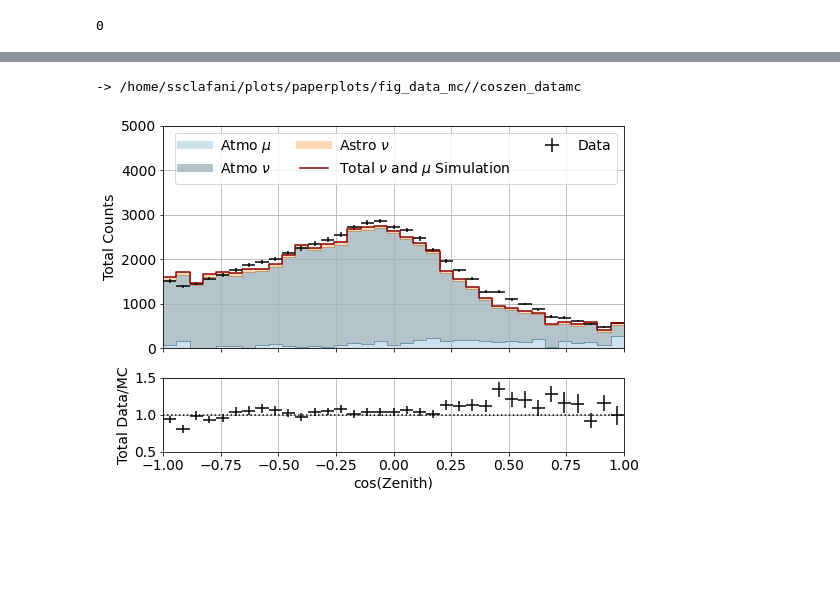
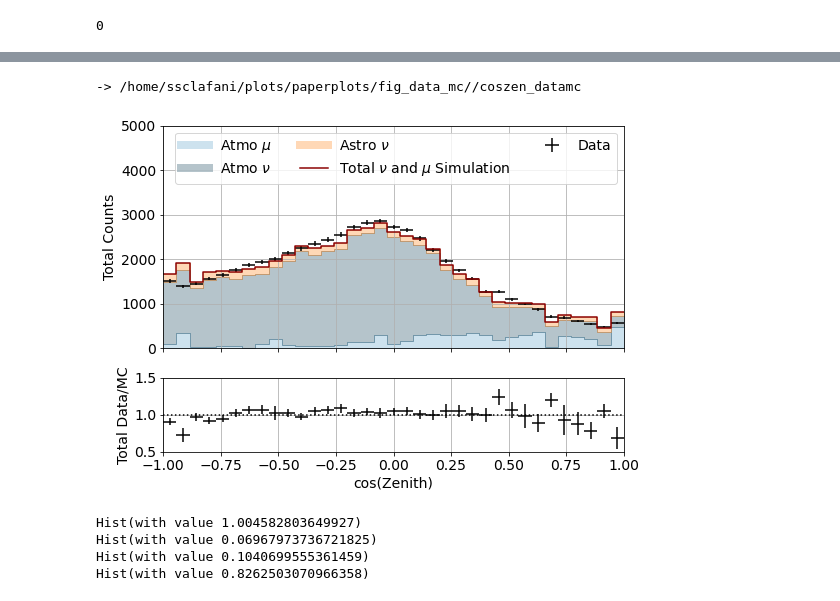
Before and after one commit to ssclafani949/DNNCascade, a Jupyter notebook: notebooks/paper/data_mc_plot.ipynb, the cells around one changed output, grey strips where cells are left out. Drawn from its saved outputs; the diff is of its cells as text; code cells hidden in the pictures; blank space fills up the shorter version.

Commit message:
update weights

```diff
--- a/notebooks/paper/data_mc_plot.ipynb
+++ b/notebooks/paper/data_mc_plot.ipynb
@@ -281,3 +484,16 @@ param_dict = {'MuonGun': 0.8840436592975727,
+# %%
+param_dict = {'MuonGun': 1.0102142477713796,
+  'CORSIKA': 0.999827120479659,
+  'conv': 1.070639237532574,
+  'prompt': 0.9998272286111397,
+  'astro': 1.66e-18,
+  'gamma': 2.53,
+  'Scattering': 1.0093173832699136,
+  'Absorption': 1.0061007891935552,
+  'AnisotropyScale': 1.4658285268551388,
+  'DOMEfficiency': 0.9797673150658852,
+  'HoleIceForward_Unified_00': -0.27374906081019124,
+  'HoleIceForward_Unified_01': 0.0003714552551419559}
 # %%
 '''param_dict = {'MuonGun': 1.0016545684905376,
   'CORSIKA': 0.999993202618599,
@@ -561,7 +777,8 @@ hb_mc = hl.hist(np.cos(mc.zen),
 hb_ss = hl.hist(np.cos(snowstorm.zen).values,
            weights = w_multiplier*lt*param_dict['astro'] * snowstorm.ow* (snowstorm.trueE/1e5)**(-1.*param_dict['gamma']), log=False,
                 bins = bins, range=range)
-
+hb_hans= hl.hist(np.cos(snowstorm.zen).values,
+           weights = w_multiplier*lt*snowstorm.weights_cscd_hans, bins=bins, range=range, log=False)
 hb_corsika = hl.hist(np.cos(mu_corsika.zen).values,
                 weights=(param_dict['CORSIKA']*(mu_corsika.weights)) ,
                 bins = bins, range=range)
@@ -574,31 +791,31 @@ hb_atmo = hl.hist(np.cos(mc.zen).values,
                      weights = (param_dict['conv']* mc.weights_MCEq_H3a_sibyll2_3c_conv*mc.nuveto_pf_dnn_cascade_selection_H3a_SIBYLL2_3c_conv +
                       param_dict['prompt'] *mc.weights_MCEq_H3a_sibyll2_3c_pr * mc.weights_MCEq_H3a_sibyll2_3c_pr )* lt,
                      log=False, bins=bins, range=range)
 
 hb_t = hb_ss+ hb_corsika + hb_muon + hb_atmo
 
 hl.plot1d(ax1, hb_t, errorbands=False, label=r'Total $\nu$ and $\mu$ Simulation', color='darkred')
 hl.plot1d(ax1, hb_data, crosses=True, label='Data' , color='k')
 
 hl.stack1d(ax1, [hb_muon+hb_corsika, hb_atmo, hb_ss], colors=colors[::-1],
            labels=['Atmo $\mu$', r'Atmo $\nu$', r'Astro $\nu$'], alpha=0.3)
 
 
 ax2.set_xlabel(r'cos(Zenith)')
 ax1.set_ylim(0,5000)
 ax1.set_ylim(0)
 ax1.set_xlim(0-1,1)
 ax2.set_ylim(.5, 1.5)
 ax2.set_ylabel('Total Data/MC')
 ax2.set_yticks([0.5,1.0,1.5])
 ax2.axhline(1.0, ls=':', c='k' )
 ax1.grid()
 ax1.legend(ncol=3)
 ax2.grid()
 hl.plot1d(ax2, hb_data/hb_t, crosses=True, color='k')
 #ax1.set_xlabel('Azimuth (degrees)')
 ax1.set_ylabel('Total Counts')
 cy.plotting.saving(plot_dir , 'coszen_datamc')
 # %% [output]
 -> /home/ssclafani/plots/paperplots/fig_data_mc//coszen_datamc
-[figure, old version]
+[figure, new version]
@@ -605,3 +825,14 @@ cy.plotting.saving(plot_dir , 'coszen_datamc')
+# %%
+total = hb_ss + hb_corsika + hb_muon + hb_atmo
+print(hb_data.sum() / total.sum())
+print(hb_ss.sum()/ total.sum())
+print((hb_corsika.sum() + hb_muon.sum())/ total.sum())
+print(hb_atmo.sum()/ total.sum())
+# %% [output]
+Hist(with value 1.004582803649927)
+Hist(with value 0.06967973736721825)
+Hist(with value 0.1040699555361459)
+Hist(with value 0.8262503070966358)
 # %%
 #lt = 3519.685 * 86400
 bins = 35
```
Also changed, not shown: parts of 13 cells of this notebook.
